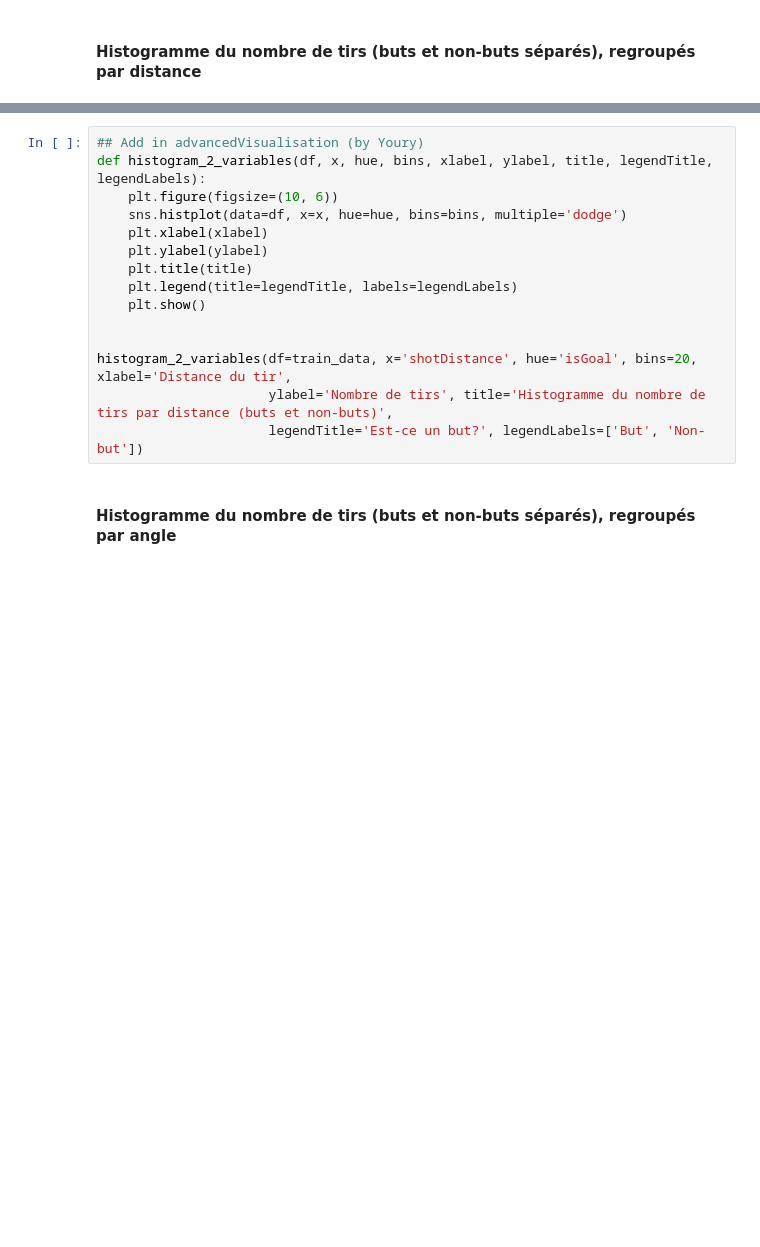
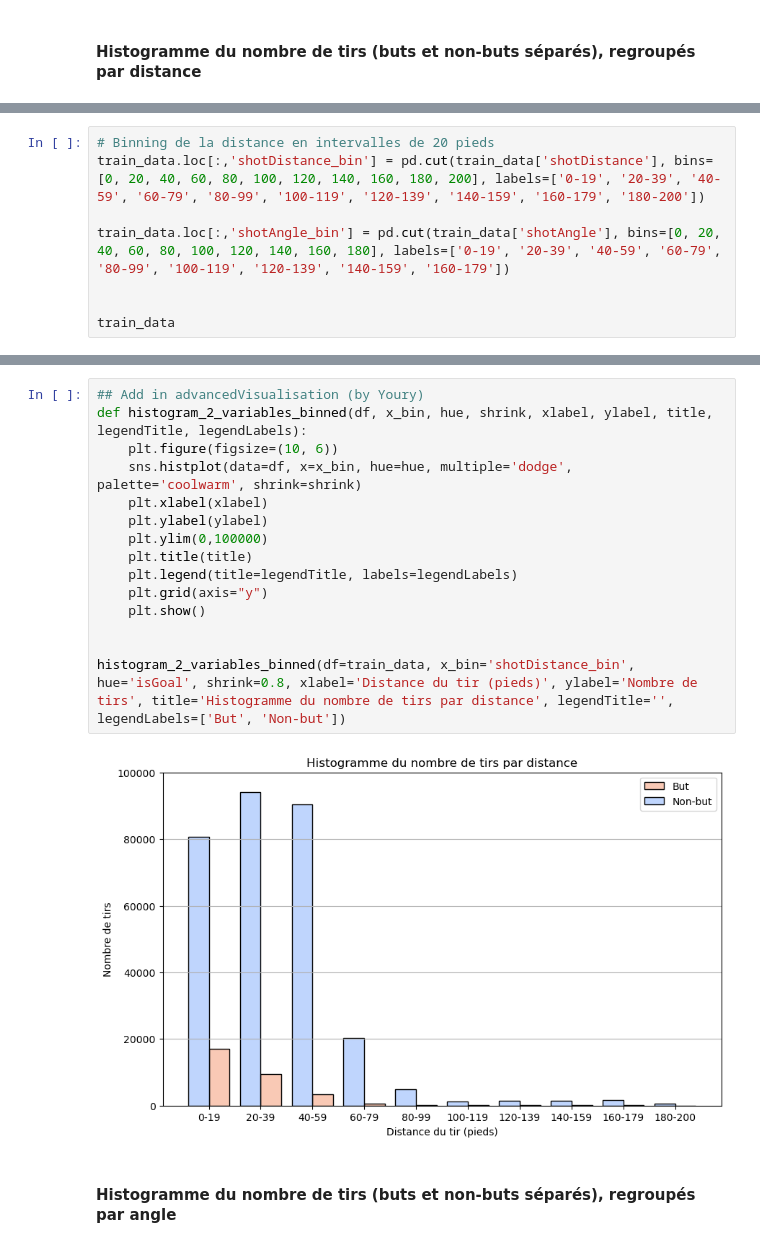
Before and after one commit to Seet-git/FT6758-NHL_A11, a Jupyter notebook: main_Milestone-2.ipynb, the cells around one changed output, grey strips where cells are left out. Drawn from its saved outputs; the diff is of its cells as text; blank space fills up the shorter version.

Commit message:
Ingenierie des Caracristiques I, et Modeles de base : Distance, Angle

```diff
--- a/main_Milestone-2.ipynb
+++ b/main_Milestone-2.ipynb
@@ -57,0 +74,8 @@ count_table
+# %%
+# Binning de la distance en intervalles de 20 pieds
+train_data.loc[:,'shotDistance_bin'] = pd.cut(train_data['shotDistance'], bins=[0, 20, 40, 60, 80, 100, 120, 140, 160, 180, 200], labels=['0-19', '20-39', '40-59', '60-79', '80-99', '100-119', '120-139', '140-159', '160-179', '180-200'])
+
+train_data.loc[:,'shotAngle_bin'] = pd.cut(train_data['shotAngle'], bins=[0, 20, 40, 60, 80, 100, 120, 140, 160, 180], labels=['0-19', '20-39', '40-59', '60-79', '80-99', '100-119', '120-139', '140-159', '160-179'])
+
+
+train_data
@@ -58,18 +96,20 @@ count_table
 # %%
 ## Add in advancedVisualisation (by Youry)
-def histogram_2_variables(df, x, hue, bins, xlabel, ylabel, title, legendTitle, legendLabels):
+def histogram_2_variables_binned(df, x_bin, hue, shrink, xlabel, ylabel, title, legendTitle, legendLabels):
     plt.figure(figsize=(10, 6))
-    sns.histplot(data=df, x=x, hue=hue, bins=bins, multiple='dodge')
+    sns.histplot(data=df, x=x_bin, hue=hue, multiple='dodge', palette='coolwarm', shrink=shrink)
     plt.xlabel(xlabel)
     plt.ylabel(ylabel)
+    plt.ylim(0,100000)
     plt.title(title)
     plt.legend(title=legendTitle, labels=legendLabels)
+    plt.grid(axis="y")
     plt.show()
 
 
-histogram_2_variables(df=train_data, x='shotDistance', hue='isGoal', bins=20, xlabel='Distance du tir',
-                      ylabel='Nombre de tirs', title='Histogramme du nombre de tirs par distance (buts et non-buts)',
-                      legendTitle='Est-ce un but?', legendLabels=['But', 'Non-but'])
+histogram_2_variables_binned(df=train_data, x_bin='shotDistance_bin', hue='isGoal', shrink=0.8, xlabel='Distance du tir (pieds)', ylabel='Nombre de tirs', title='Histogramme du nombre de tirs par distance', legendTitle='', legendLabels=['But', 'Non-but'])
+# %% [output]
+[figure, added]
 # %% [markdown]
 #### Histogramme du nombre de tirs (buts et non-buts séparés), regroupés par angle
 # %%
```
Also changed, not shown: parts of 64 cells of this notebook.
